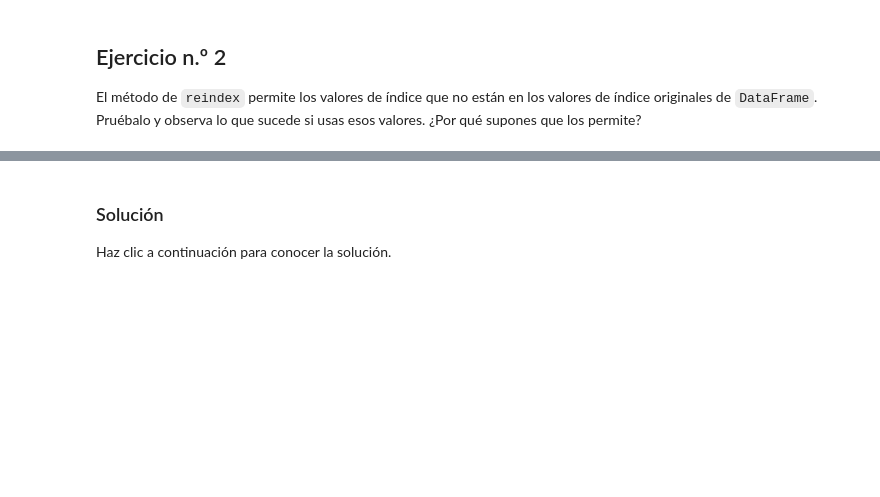
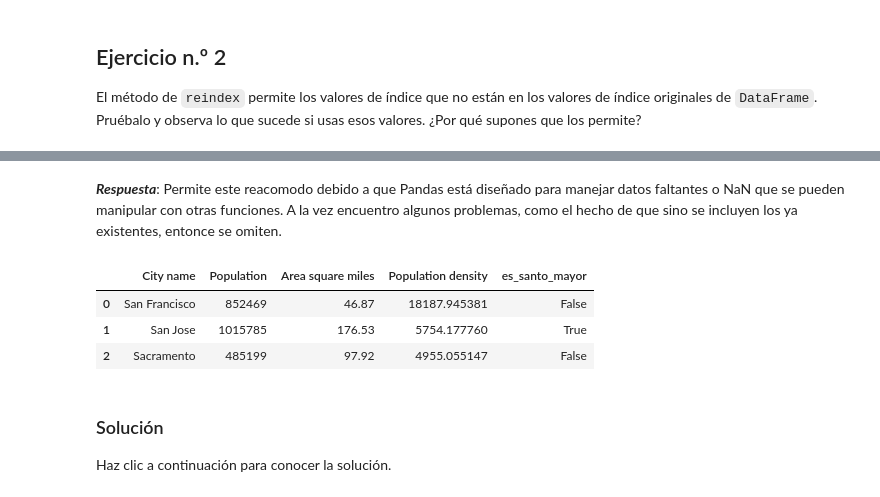
Before and after one commit to fernandocornejo/PROINNOVA_ciencia-de-datos, a Jupyter notebook: A02_Intro_a_pandas.ipynb, the cells around one changed output, grey strips where cells are left out. Saved outputs shown, nothing was run; the diff lists cells and outputs as text; code cells hidden in the pictures; blank space fills up the shorter version.

```diff
--- a/A02_Intro_a_pandas.ipynb
+++ b/A02_Intro_a_pandas.ipynb
@@ -139,3 +238,12 @@ El método de `reindex` permite los valores de índice que no están en los valo
+# %% [markdown]
+***Respuesta***: Permite este reacomodo debido a que Pandas está diseñado para manejar datos faltantes o NaN que se pueden manipular con otras funciones. A la vez encuentro algunos problemas, como el hecho de que sino se incluyen los ya existentes, entonce se omiten.
+# %%
+cities
+# %% [output]
+|  | City name | Population | Area square miles | Population density | es_santo_mayor |
+| 0 | San Francisco | 852469 | 46.87 | 18187.945381 | False |
+| 1 | San Jose | 1015785 | 176.53 | 5754.177760 | True |
+| 2 | Sacramento | 485199 | 97.92 | 4955.055147 | False |
 # %% [markdown]
  ### Solución
 
```
Also changed, not shown: parts of 21 cells of this notebook.
